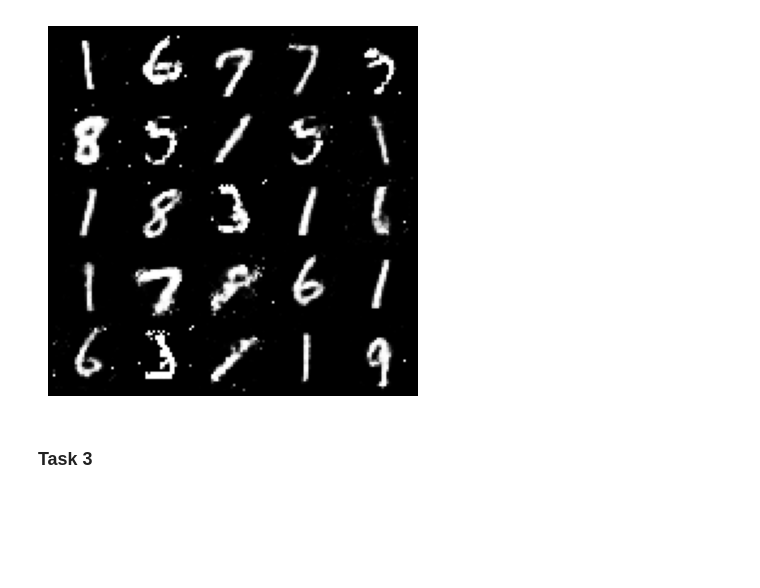
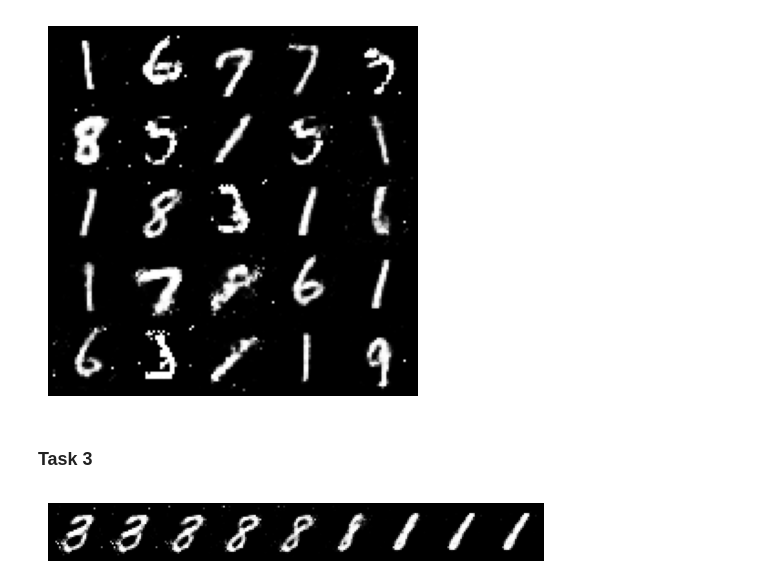
Before and after one commit to starga2er777/SUSTech_CS324, a Jupyter notebook: assignment3/Part 2/part_II.ipynb, the cells around one changed output. Saved outputs shown, nothing was run; the diff lists cells and outputs as text; code cells hidden in the pictures; blank space fills up the shorter version.

```diff
--- a/assignment3/Part 2/part_II.ipynb
+++ b/assignment3/Part 2/part_II.ipynb
@@ -46,3 +46,7 @@ show_gan_res('../pics/187500.png')
 [figure]
 # %% [markdown]
 ### Task 3
+# %%
+show_gan_res('../pics/interpolation.png')
+# %% [output]
+[figure, added]
```
Also changed, not shown: 2 other files.
